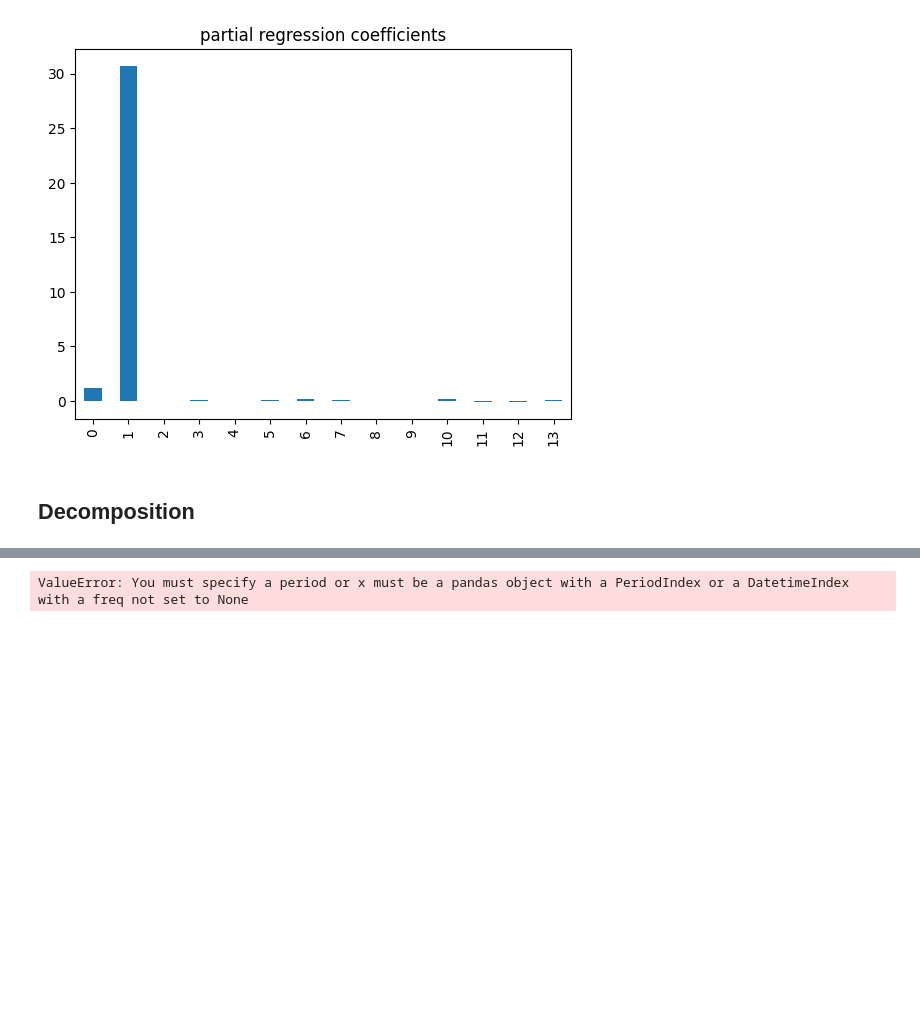
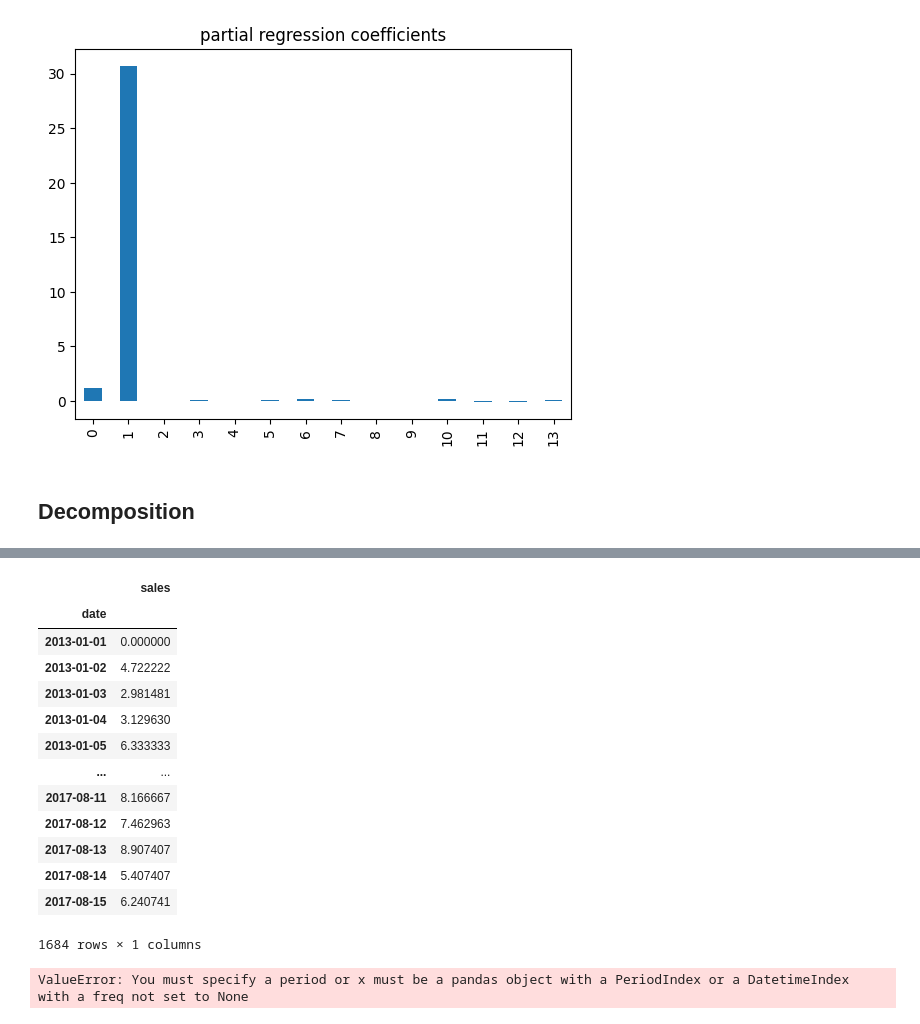
Before and after one commit to Rheyles/store_sales, a Jupyter notebook: store_sales_CS.ipynb, the cells around one changed output, grey strips where cells are left out. Cells and saved outputs as stored; diff of their text form; code cells hidden in the pictures; blank space fills up the shorter version.

```diff
--- a/store_sales_CS.ipynb
+++ b/store_sales_CS.ipynb
@@ -158,2 +158,28 @@ df[['sales']].describe()
+# %%
+seasonal_df = pd.read_csv('data/train.csv')
+seasonal_df = seasonal_df.groupby(['date','family']).mean('sales').reset_index()
+
+# Converting dates to datetime objects
+seasonal_df['date'] = pd.to_datetime(seasonal_df['date'], infer_datetime_format=True)
+
+seasonal_df.set_index(['date'], inplace=True)
+seasonal_df = seasonal_df.drop(columns=['id'])
+seasonal_df = seasonal_df[seasonal_df.family == "AUTOMOTIVE"][['sales']]
+seasonal_df
+# %% [output]
+|  | sales |
+| date |  |
+| 2013-01-01 | 0.000000 |
+| 2013-01-02 | 4.722222 |
+| 2013-01-03 | 2.981481 |
+| 2013-01-04 | 3.129630 |
+| 2013-01-05 | 6.333333 |
+| ... | ... |
+| 2017-08-11 | 8.166667 |
+| 2017-08-12 | 7.462963 |
+| 2017-08-13 | 8.907407 |
+| 2017-08-14 | 5.407407 |
+| 2017-08-15 | 6.240741 |
+1684 rows × 1 columns
 # %%
 # Additive Decomposition (y = Trend + Seasonal + Residuals)
```
Also changed, not shown: parts of 5 cells of this notebook.
